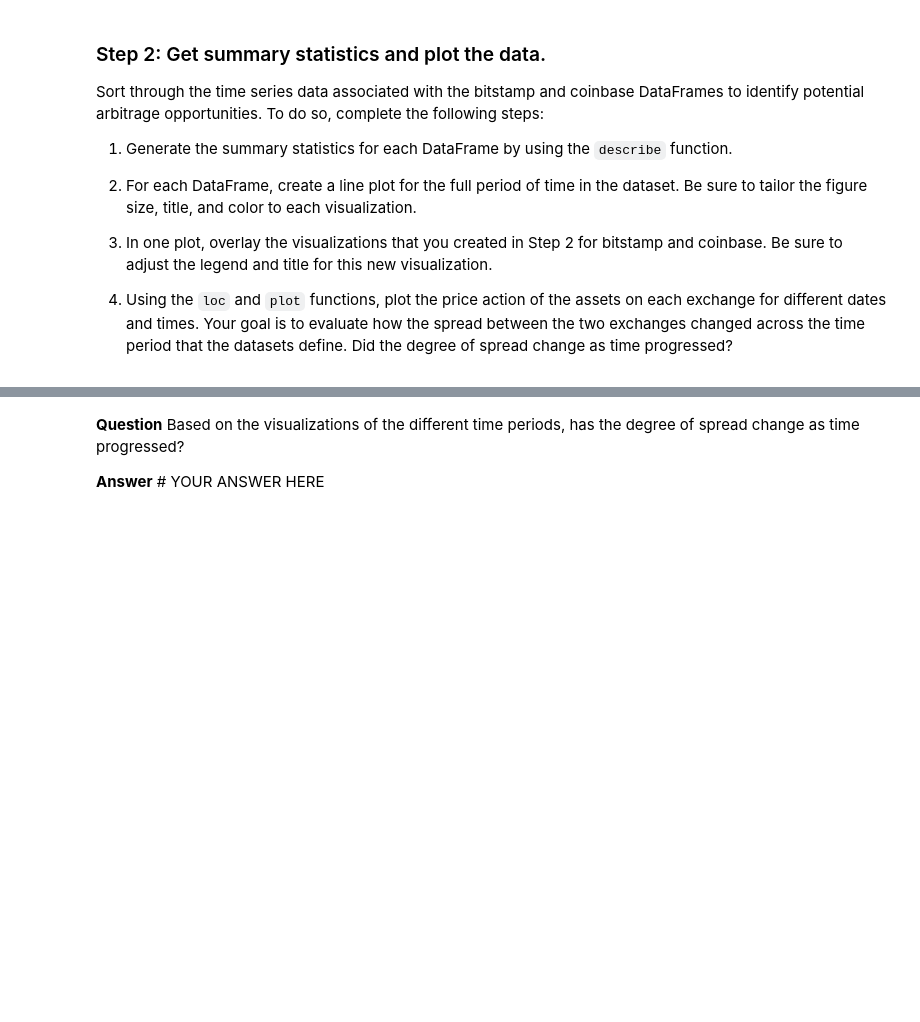
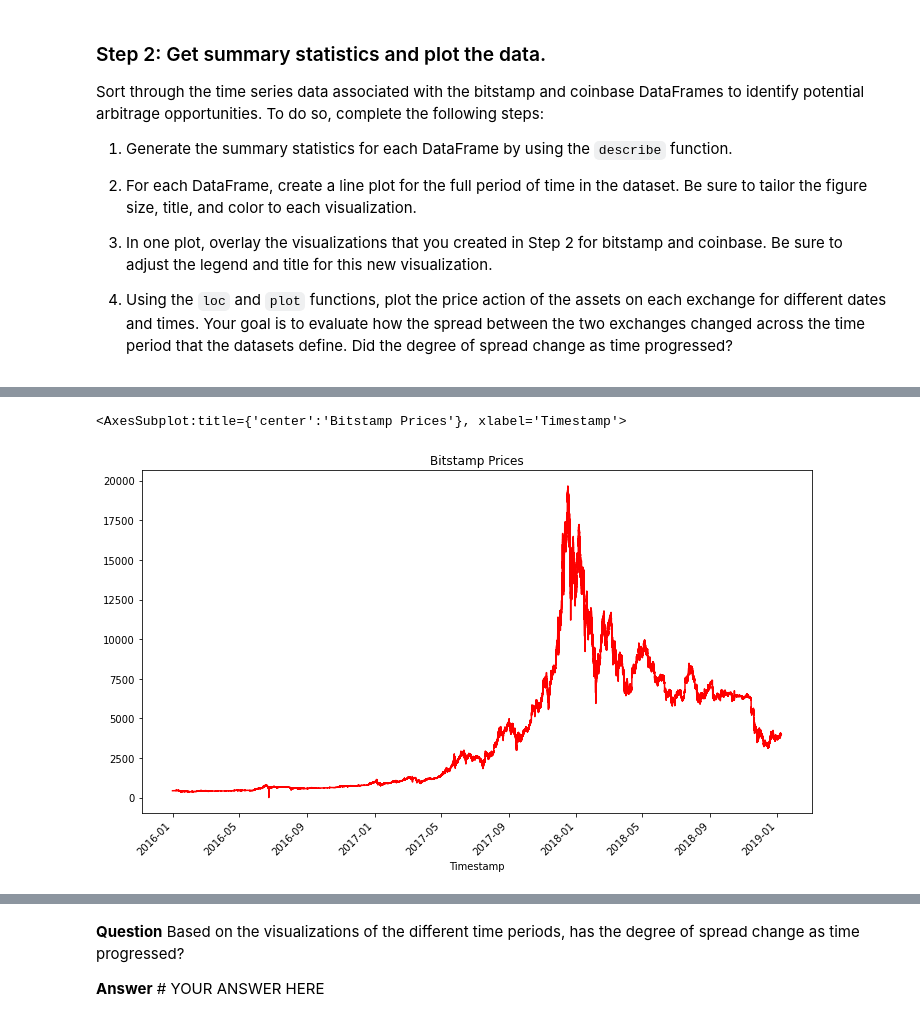
Before and after one commit to amexvasquez1/Bitcoin-pandas_analysis, a Jupyter notebook: crypto_arbitrage.ipynb, the cells around one changed output, grey strips where cells are left out. Drawn from its saved outputs; the diff is of its cells as text; code cells hidden in the pictures; blank space fills up the shorter version.

Commit message:
Analyze date and plots

```diff
--- a/crypto_arbitrage.ipynb
+++ b/crypto_arbitrage.ipynb
@@ -242,8 +242,8 @@ Select the data you want to analyze. Use `loc` or `iloc` to select the following
 * Close
 # %%
 # Use loc or iloc to select `Timestamp (the index)` and `Close` from bitstamp DataFrame
-bitstamp_sliced = # YOUR CODE HERE
+bitstamp_sliced = bitstamp.loc[:,"Close"]
 
 # Review the first five rows of the DataFrame
-# YOUR CODE HERE
+bitstamp_sliced.head()
 # %% [output]
@@ -275,7 +309,10 @@ Sort through the time series data associated with the bitstamp and coinbase Data
 # %%
 # Create a line plot for the bitstamp DataFrame for the full length of time in the dataset
 # Be sure that the figure size, title, and color are tailored to each visualization
-# YOUR CODE HERE
+bitstamp_sliced.plot(kind="line", title="Bitstamp Prices", figsize=(12,7), rot=45, color="red")
+# %% [output]
+<AxesSubplot:title={'center':'Bitstamp Prices'}, xlabel='Timestamp'>
+[figure, added]
 # %%
 # Create a line plot for the coinbase DataFrame for the full length of time in the dataset
 # Be sure that the figure size, title, and color are tailored to each visualization
```
Also changed, not shown: parts of 9 cells of this notebook.
